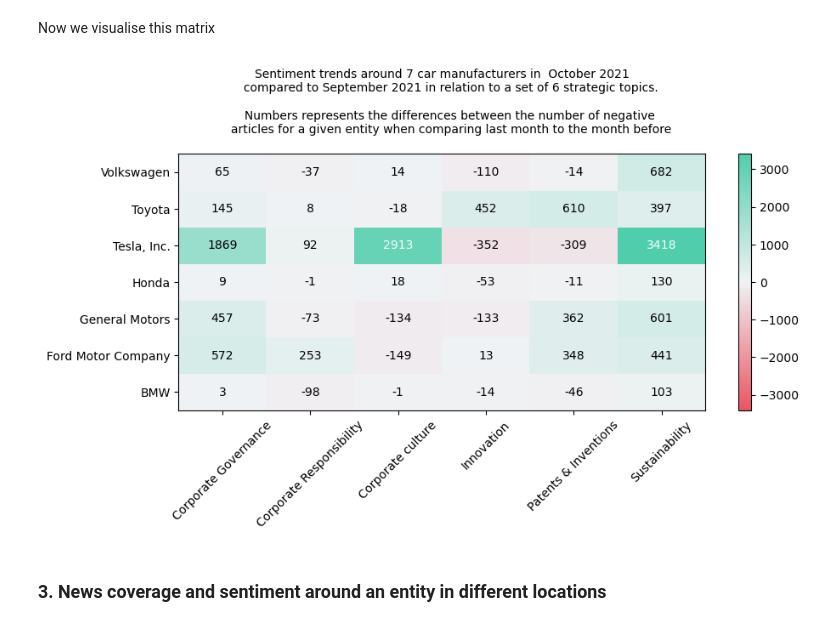
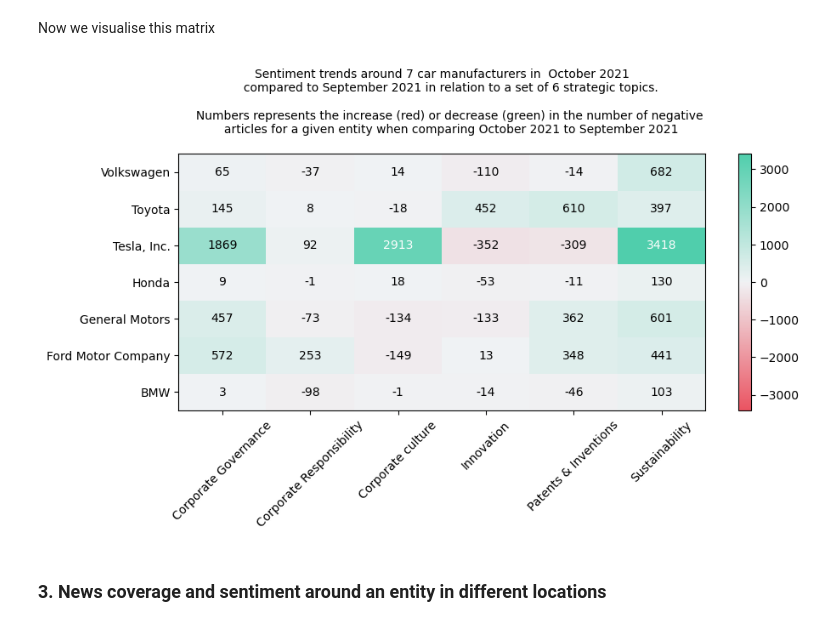
Before and after one commit to signal-ai/signal-api-tools, a Jupyter notebook: notebooks/metrics_tutorial.ipynb, the cells around one changed output. Drawn from its saved outputs; the diff is of its cells as text; code cells hidden in the pictures.

Commit message:
correct the title of the heatmap in the metrics tutorial notebool

```diff
--- a/notebooks/metrics_tutorial.ipynb
+++ b/notebooks/metrics_tutorial.ipynb
@@ -271,10 +271,6 @@ df.head(10)
 We will now compute a sentiment polarity matrix with two dimensions, entities and topics, for each month. ( sentiment polarity is the total number of positive articles minus the total number of negative articles).
 
 Then, we compute the matrix that shows the delta between the two
-# %%
-month_data_frames = {
-    group: transform_data(date_df.drop(columns=["published-at"])) for group, date_df in df.groupby('published-at')
-}
 # %%
 def transform_data(some_df):
     stacked_df = some_df.groupby(['entity.name', 'topic.name', 'entity.sentiment']).sum().unstack()
@@ -326,38 +322,38 @@ cmap = clr.LinearSegmentedColormap.from_list('', ['#EA5462','#f0f2f4', '#50CEAC'
 
 fig = plt.figure(figsize=[10,4], dpi=100, facecolor='w')
 ax1 = plt.subplot(111)
 
 # min and max values for the colors
 min_value = trend_df.min().min()
 max_value = trend_df.max().max()
 abs_max=max(abs(min_value), abs(max_value))
 
 pc = ax1.pcolor(trend_df, vmin=-1*abs_max, vmax=abs_max, cmap=cmap)
 show_values(pc)
 plt.colorbar(pc)
 
 ax1.set_xticks(np.arange(trend_df.shape[1]) + 0.5, minor=False)
 ax1.set_yticks(np.arange(trend_df.shape[0]) + 0.5, minor=False)
 
 ax1.set_xticklabels(list(trend_df.columns), rotation=45)
 ax1.set_yticklabels(list(trend_df.index))
 
 
 _ = ax1.set_title(
-    '''Sentiment trends around 7 car manufacturers in  {}
-     compared to {} in relation to a set of 6 strategic topics.
+    '''Sentiment trends around 7 car manufacturers in  {0}
+     compared to {1} in relation to a set of 6 strategic topics.
 
-     Numbers represents the differences between the number of negative
-     articles for a given entity when comparing last month to the month before
+     Numbers represents the increase (red) or decrease (green) in the number of negative
+     articles for a given entity when comparing {0} to {1}
      '''.format(
         last_day_prev_month.strftime('%B %Y'),
         first_day_2_months_ago.strftime('%B %Y')
     )
 )
 
 ax1.title.set_fontsize(10)
 # %% [output]
-[figure, old version]
+[figure, new version]
 # %% [markdown]
 ### 3. News coverage and sentiment around an entity in different locations
 # %% [markdown]
```
Also changed, not shown: parts of 5 cells of this notebook.
